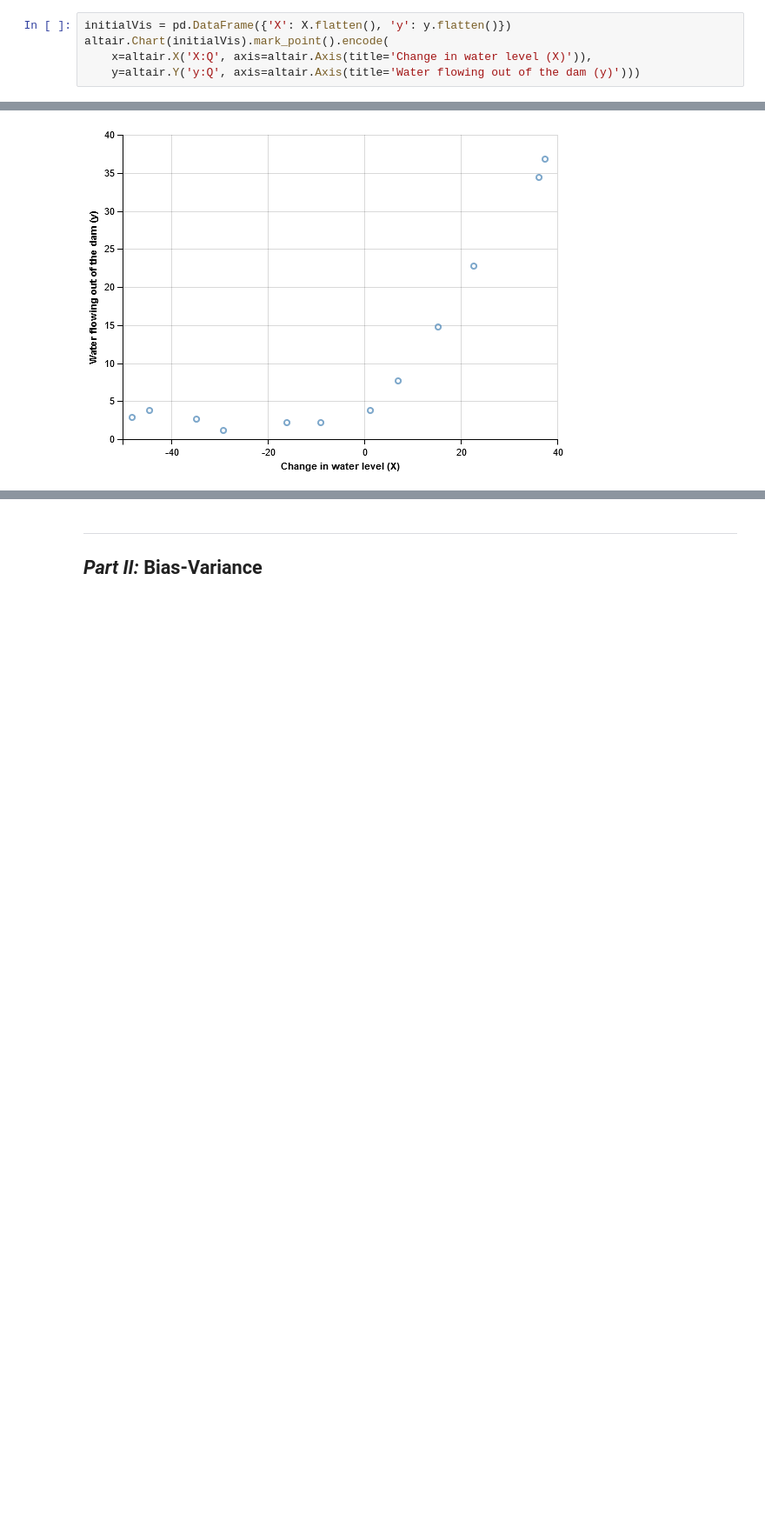
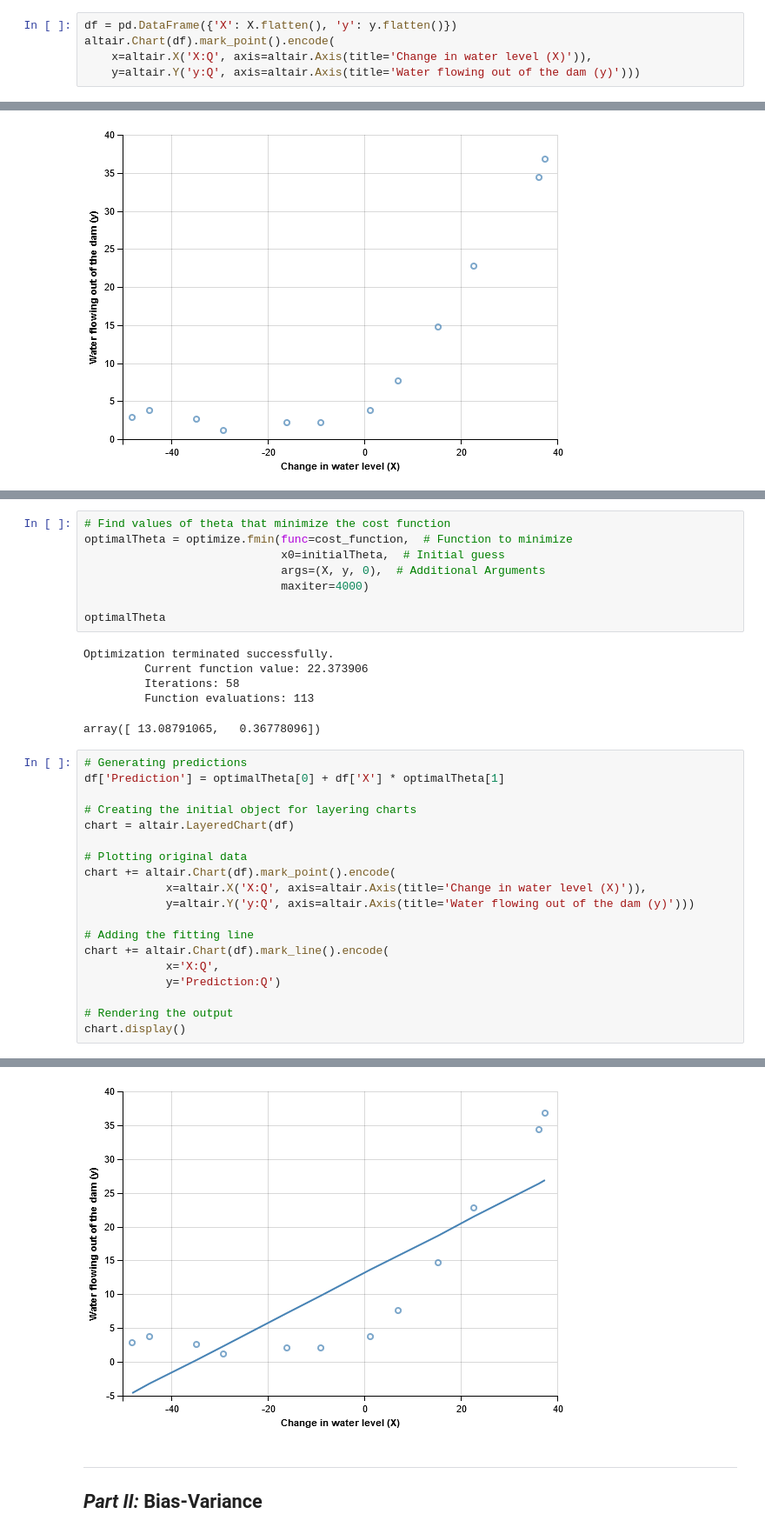
Before and after one commit to JeffMacaluso/Misc, a Jupyter notebook: MachineLearningMOOC/Ex5 Python - Regularized Linear Regression and Bias vs. Variance.ipynb, the cells around one changed output, grey strips where cells are left out. Shown at 87% size. Saved outputs shown, nothing was run; the diff lists cells and outputs as text; blank space fills up the shorter version.

```diff
--- a/MachineLearningMOOC/Ex5 Python - Regularized Linear Regression and Bias vs. Variance.ipynb
+++ b/MachineLearningMOOC/Ex5 Python - Regularized Linear Regression and Bias vs. Variance.ipynb
@@ -30,8 +31,8 @@ yval = data['yval']
 Xtest = data['Xtest']
 ytest = data['ytest']
 # %%
-initialVis = pd.DataFrame({'X': X.flatten(), 'y': y.flatten()})
-altair.Chart(initialVis).mark_point().encode(
+df = pd.DataFrame({'X': X.flatten(), 'y': y.flatten()})
+altair.Chart(df).mark_point().encode(
     x=altair.X('X:Q', axis=altair.Axis(title='Change in water level (X)')),
     y=altair.Y('y:Q', axis=altair.Axis(title='Water flowing out of the dam (y)')))
 # %% [output]
@@ -39,0 +104,34 @@ altair.Chart(initialVis).mark_point().encode(
+# %%
+# Find values of theta that minimize the cost function
+optimalTheta = optimize.fmin(func=cost_function,  # Function to minimize
+                             x0=initialTheta,  # Initial guess
+                             args=(X, y, 0),  # Additional Arguments
+                             maxiter=4000)
+
+optimalTheta
+# %% [output]
+Optimization terminated successfully.
+         Current function value: 22.373906
+         Iterations: 58
+         Function evaluations: 113
+array([ 13.08791065,   0.36778096])
+# %%
+# Generating predictions
+df['Prediction'] = optimalTheta[0] + df['X'] * optimalTheta[1]
+
+# Creating the initial object for layering charts
+chart = altair.LayeredChart(df)
+
+# Plotting original data
+chart += altair.Chart(df).mark_point().encode(
+            x=altair.X('X:Q', axis=altair.Axis(title='Change in water level (X)')),
+            y=altair.Y('y:Q', axis=altair.Axis(title='Water flowing out of the dam (y)')))
+
+# Adding the fitting line
+chart += altair.Chart(df).mark_line().encode(
+            x='X:Q',
+            y='Prediction:Q')
+
+# Rendering the output
+chart.display()
+# %% [output]
@@ -40,3 +139,4 @@ altair.Chart(initialVis).mark_point().encode(
+[figure, added]
 # %% [markdown]
 ---
 
```
Also changed, not shown: parts of 13 cells of this notebook.
